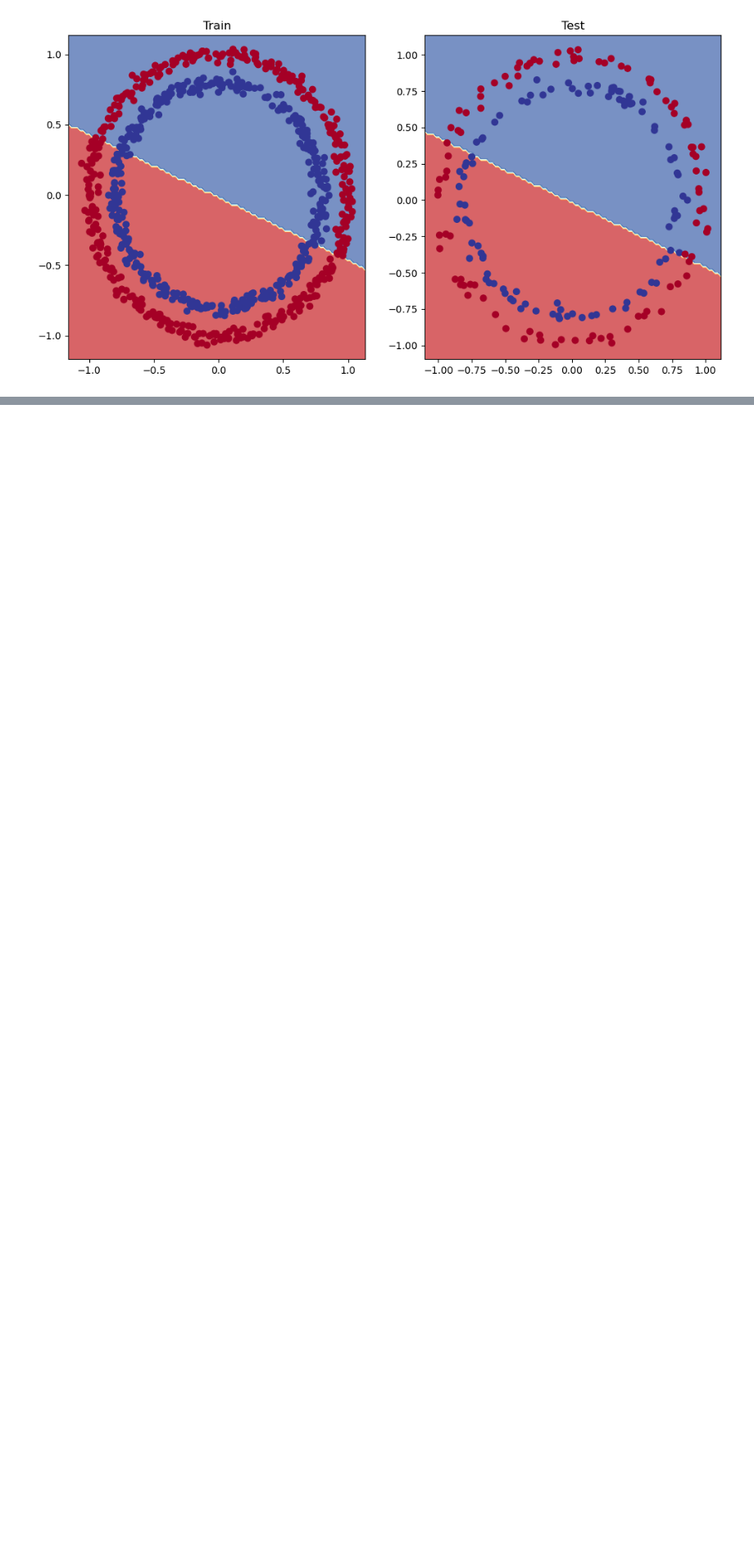
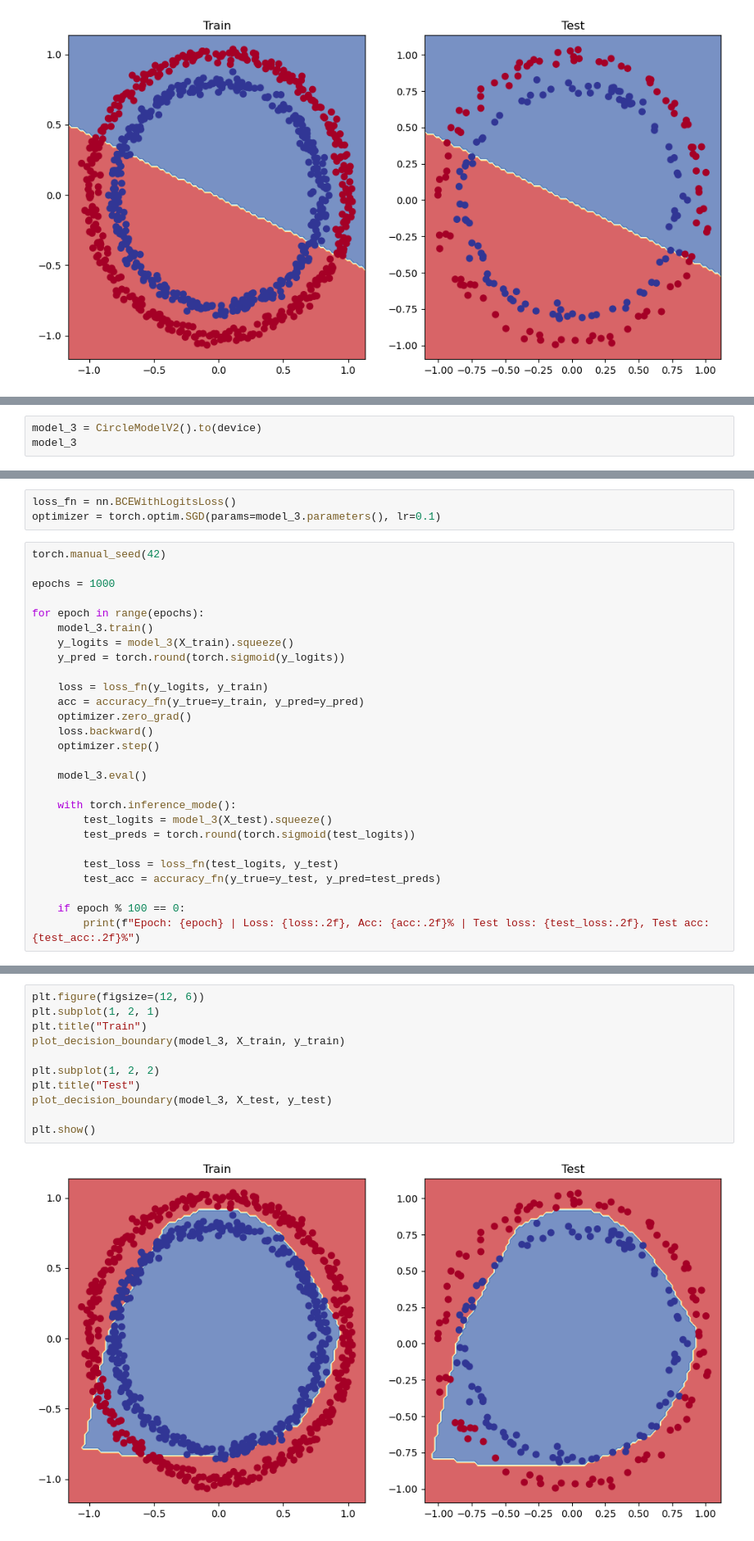
Before and after one commit to Joaqo99/Pytorch-tutorial, a Jupyter notebook: 02_Classification.ipynb, the cells around one changed output, grey strips where cells are left out. Shown: that part at 82% size. Drawn from its saved outputs; the diff is of its cells as text; blank space fills up the shorter version.

```diff
--- a/02_Classification.ipynb
+++ b/02_Classification.ipynb
@@ -454,0 +561,3 @@ plt.show()
+# %%
+model_3 = CircleModelV2().to(device)
+model_3
@@ -454,0 +571,30 @@ plt.show()
+# %%
+loss_fn = nn.BCEWithLogitsLoss()
+optimizer = torch.optim.SGD(params=model_3.parameters(), lr=0.1)
+# %%
+torch.manual_seed(42)
+
+epochs = 1000
+
+for epoch in range(epochs):
+    model_3.train()
+    y_logits = model_3(X_train).squeeze()
+    y_pred = torch.round(torch.sigmoid(y_logits))
+
+    loss = loss_fn(y_logits, y_train)
+    acc = accuracy_fn(y_true=y_train, y_pred=y_pred)
+    optimizer.zero_grad()
+    loss.backward()
+    optimizer.step()
+
+    model_3.eval()
+
+    with torch.inference_mode():
+        test_logits = model_3(X_test).squeeze()
+        test_preds = torch.round(torch.sigmoid(test_logits))
+
+        test_loss = loss_fn(test_logits, y_test)
+        test_acc = accuracy_fn(y_true=y_test, y_pred=test_preds)
+
+    if epoch % 100 == 0:
+        print(f"Epoch: {epoch} | Loss: {loss:.2f}, Acc: {acc:.2f}% | Test loss: {test_loss:.2f}, Test acc: {test_acc:.2f}%")
@@ -454,0 +618,13 @@ plt.show()
+# %%
+plt.figure(figsize=(12, 6))
+plt.subplot(1, 2, 1)
+plt.title("Train")
+plot_decision_boundary(model_3, X_train, y_train)
+
+plt.subplot(1, 2, 2)
+plt.title("Test")
+plot_decision_boundary(model_3, X_test, y_test)
+
+plt.show()
+# %% [output]
+[figure, added]
```
Also changed, not shown: parts of 26 cells of this notebook.
